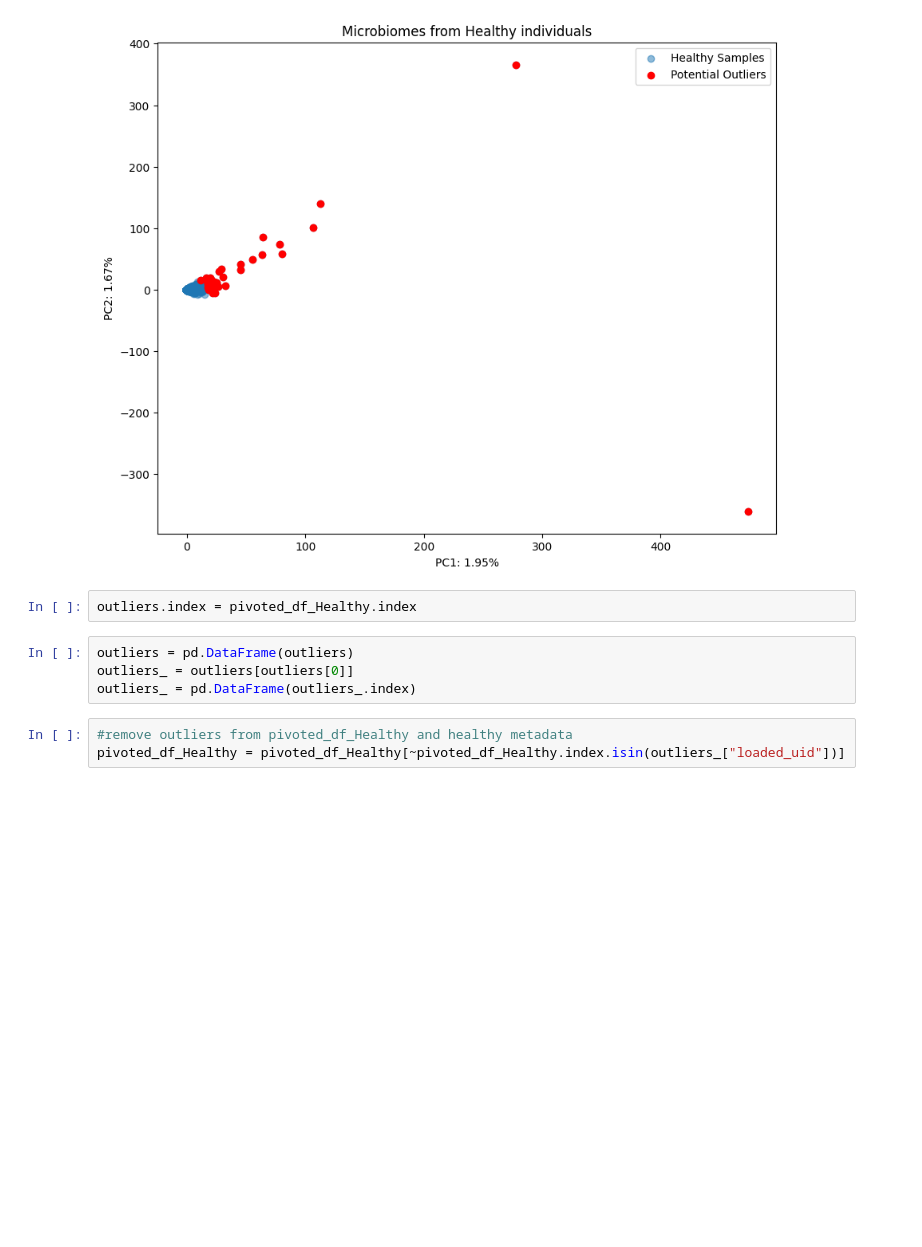
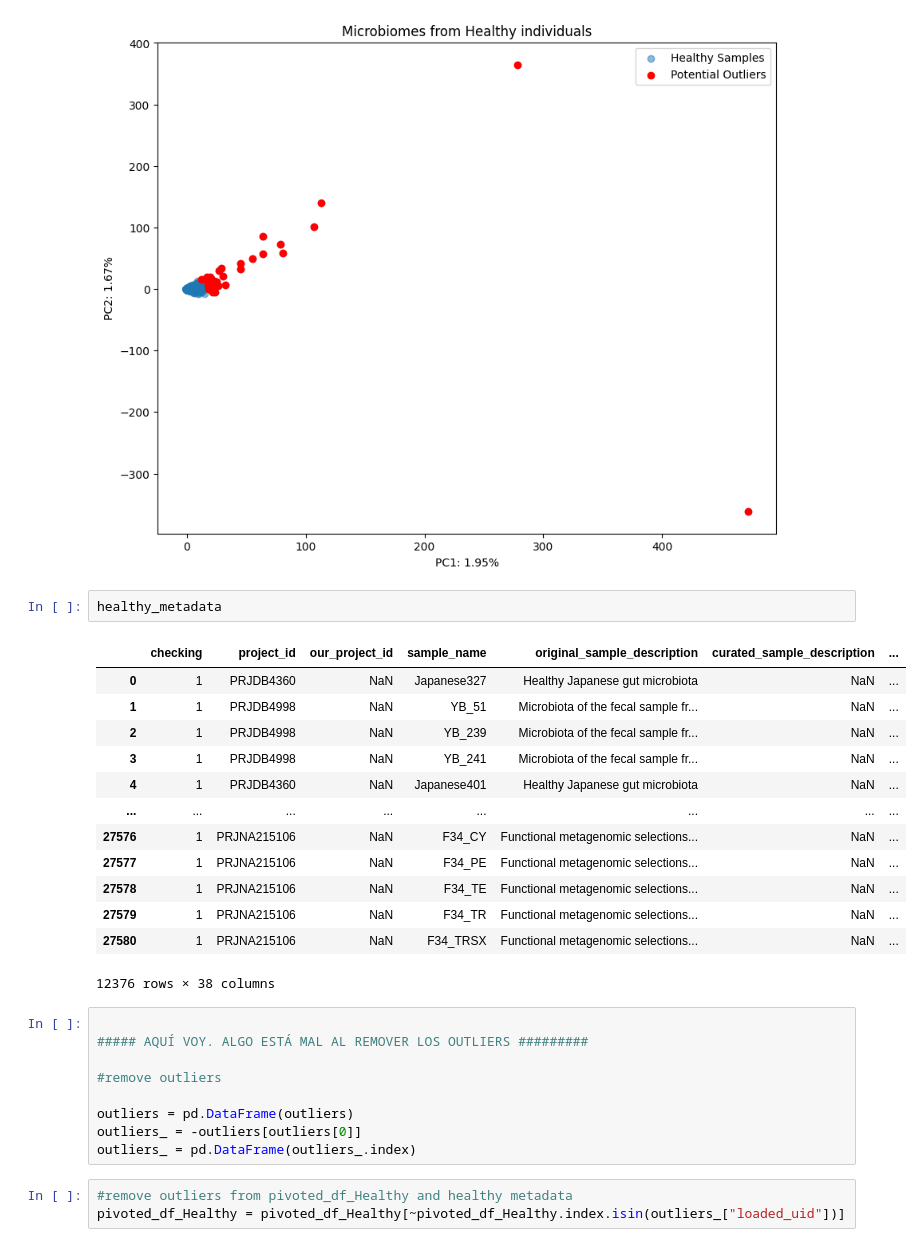
Before and after one commit to manuelgug/ML_disease_prediction_microbiome, a Jupyter notebook: MIcrobiome_x_Health_ML.ipynb, the cells around one changed output. Saved outputs shown, nothing was run; the diff lists cells and outputs as text; blank space fills up the shorter version.

```diff
--- a/MIcrobiome_x_Health_ML.ipynb
+++ b/MIcrobiome_x_Health_ML.ipynb
@@ -244,11 +213,30 @@ plt.legend()
 plt.show()
 # %% [output]
 [figure]
-# %%
-outliers.index = pivoted_df_Healthy.index
+# %%
+healthy_metadata
+# %% [output]
+|  | checking | project_id | our_project_id | sample_name | original_sample_description | curated_sample_description | ... |
+| 0 | 1 | PRJDB4360 | NaN | Japanese327 | Healthy Japanese gut microbiota | NaN | ... |
+| 1 | 1 | PRJDB4998 | NaN | YB_51 | Microbiota of the fecal sample fr... | NaN | ... |
+| 2 | 1 | PRJDB4998 | NaN | YB_239 | Microbiota of the fecal sample fr... | NaN | ... |
+| 3 | 1 | PRJDB4998 | NaN | YB_241 | Microbiota of the fecal sample fr... | NaN | ... |
+| 4 | 1 | PRJDB4360 | NaN | Japanese401 | Healthy Japanese gut microbiota | NaN | ... |
+| ... | ... | ... | ... | ... | ... | ... | ... |
+| 27576 | 1 | PRJNA215106 | NaN | F34_CY | Functional metagenomic selections... | NaN | ... |
+| 27577 | 1 | PRJNA215106 | NaN | F34_PE | Functional metagenomic selections... | NaN | ... |
+| 27578 | 1 | PRJNA215106 | NaN | F34_TE | Functional metagenomic selections... | NaN | ... |
+| 27579 | 1 | PRJNA215106 | NaN | F34_TR | Functional metagenomic selections... | NaN | ... |
+| 27580 | 1 | PRJNA215106 | NaN | F34_TRSX | Functional metagenomic selections... | NaN | ... |
+12376 rows × 38 columns
 # %%
+
+##### AQUÍ VOY. ALGO ESTÁ MAL AL REMOVER LOS OUTLIERS #########
+
+#remove outliers
+
 outliers = pd.DataFrame(outliers)
-outliers_ = outliers[outliers[0]]
+outliers_ = -outliers[outliers[0]]
 outliers_ = pd.DataFrame(outliers_.index)
 # %%
 #remove outliers from pivoted_df_Healthy and healthy metadata
```
Also changed, not shown: parts of 11 cells of this notebook.
